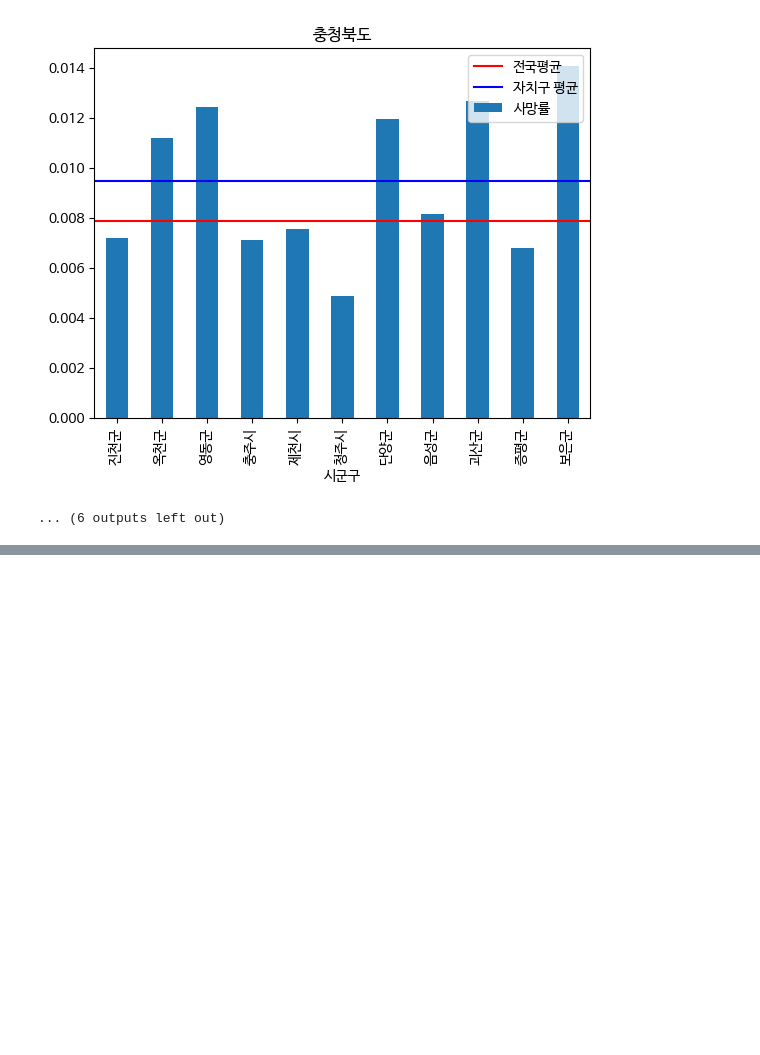
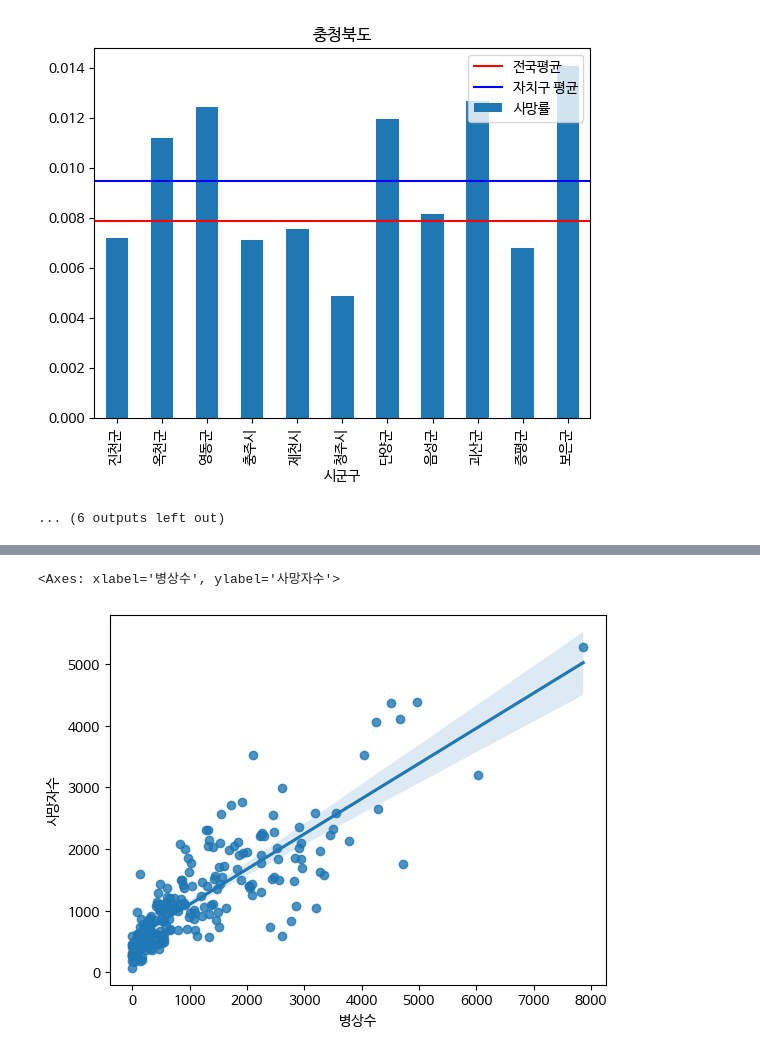
Before and after one commit to cav2280/dcx-final, a Jupyter notebook: main-상관관계 분석 추가.ipynb, the cells around one changed output, grey strips where cells are left out. Saved outputs shown, nothing was run; the diff lists cells and outputs as text; code cells hidden in the pictures; blank space fills up the shorter version.

```diff
--- a/main-상관관계 분석 추가.ipynb
+++ b/main-상관관계 분석 추가.ipynb
@@ -997,0 +1038,6 @@ for i in provinces:
+# %%
+
+sns.regplot(x='병상수', y='사망자수', data=merged_df)
+# %% [output]
+<Axes: xlabel='병상수', ylabel='사망자수'>
+[figure, added]
```
Also changed, not shown: parts of 3 cells of this notebook.
